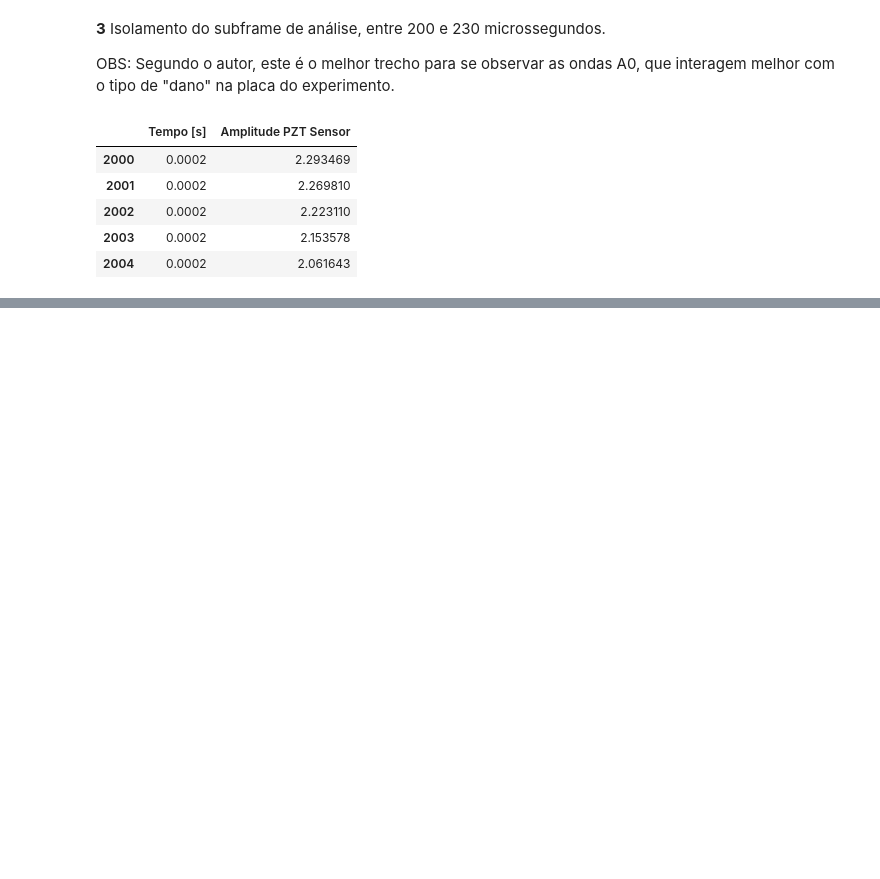
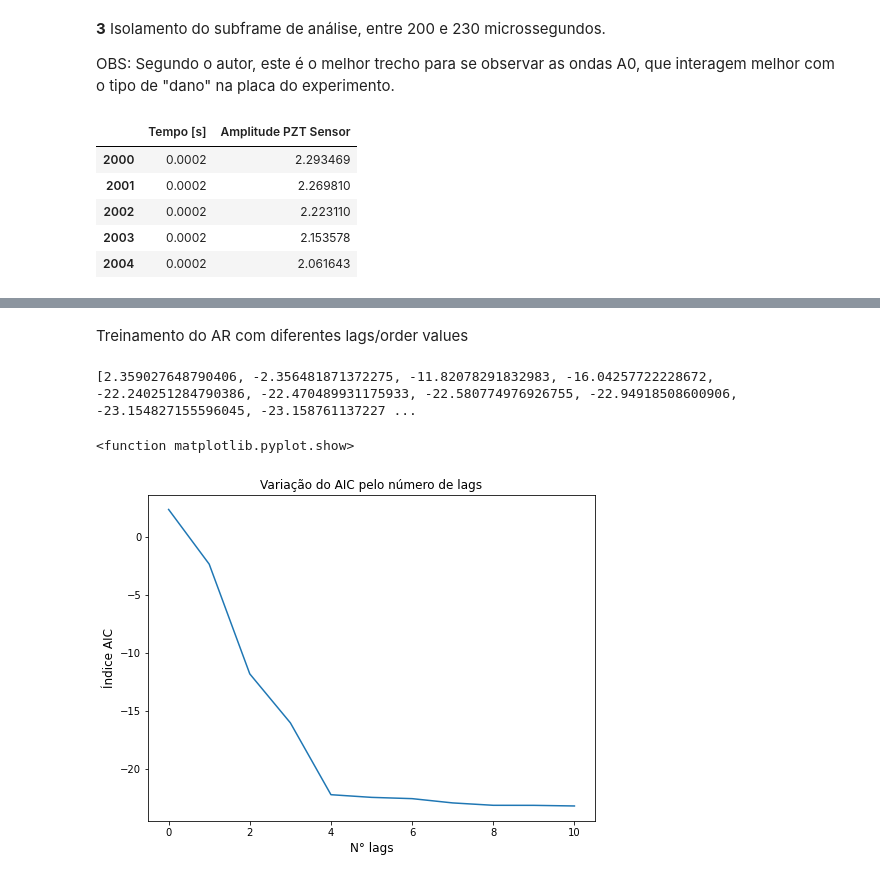
Before and after one commit to OtavioCarvalho1/Time_Series, a Jupyter notebook: time_series_SHM.ipynb, the cells around one changed output, grey strips where cells are left out. Cells and saved outputs as stored; diff of their text form; code cells hidden in the pictures; blank space fills up the shorter version.

Commit message:
código até o plot do AIC vs Lags (ou order value)

```diff
--- a/time_series_SHM.ipynb
+++ b/time_series_SHM.ipynb
@@ -116,6 +156,0 @@ df_train_std_A0.head()
-# %%
-df_train_std_A0 = pd.DataFrame(df_train_std_A0.reset_index(inplace=True, drop=True), columns=headers)
-coluna_tempo = df_train['Tempo [s]']
-df_train_std_A0 = df_train_std_A0.join(coluna_tempo)
-df_train_std_A0 = df_train_std_A0[['Tempo [s]', 'Amplitude PZT Sensor']]
-print(df_train_std_A0)
@@ -125,0 +157,4 @@ Index: []
+# %%
+df_train_std_A0 = df_train_std_A0.reset_index(drop=True)
+
+df_train_std_A0.head()
@@ -132,0 +180,20 @@ plt.show()
+# %% [markdown]
+Treinamento do AR com diferentes lags/order values
+# %%
+AIC = []
+for i in range(0, 11):
+  model = AutoReg(df_train_std_A0['Amplitude PZT Sensor'], lags=i, old_names=False).fit()
+  AIC.append(model.aic)
+print(AIC)
+# %% [output]
+[2.359027648790406, -2.356481871372275, -11.82078291832983, -16.04257722228672, -22.240251284790386, -22.470489931175933, -22.580774976926755, -22.94918508600906, -23.154827155596045, -23.158761137227 ...
+# %%
+plt.figure(figsize=(8,6))
+plt.plot(range(0,11), AIC)
+plt.title('Variação do AIC pelo número de lags')
+plt.xlabel('N° lags', fontsize=12)
+plt.ylabel('Índice AIC', fontsize=12)
+plt.show
+# %% [output]
+<function matplotlib.pyplot.show>
+[figure, added]
```
Also changed, not shown: parts of 13 cells of this notebook.
